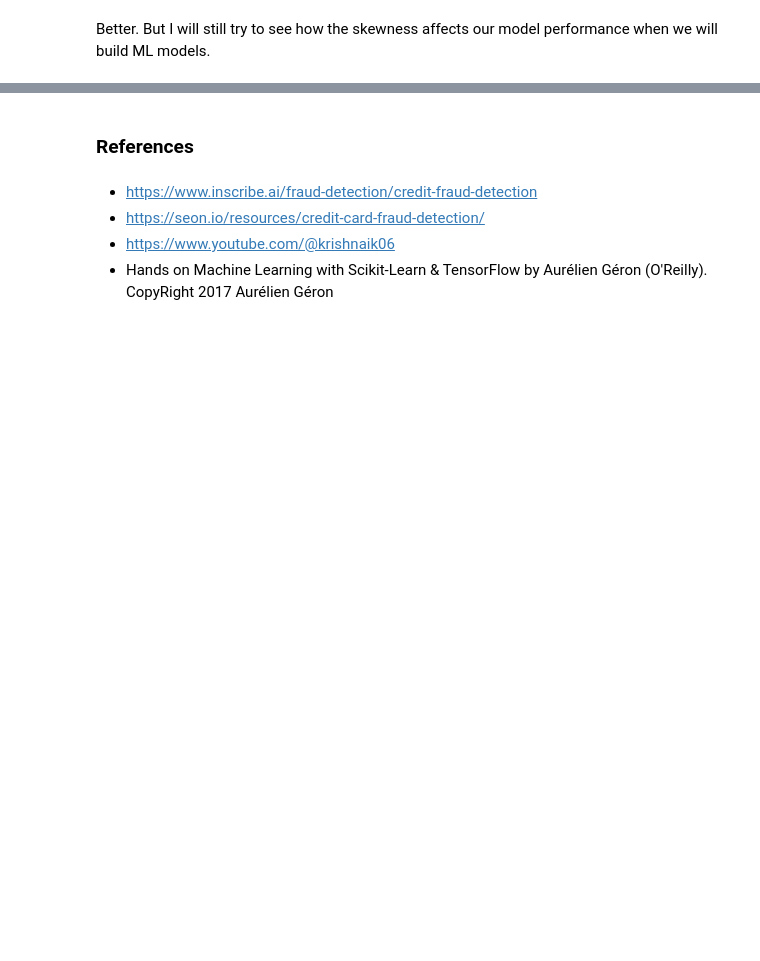
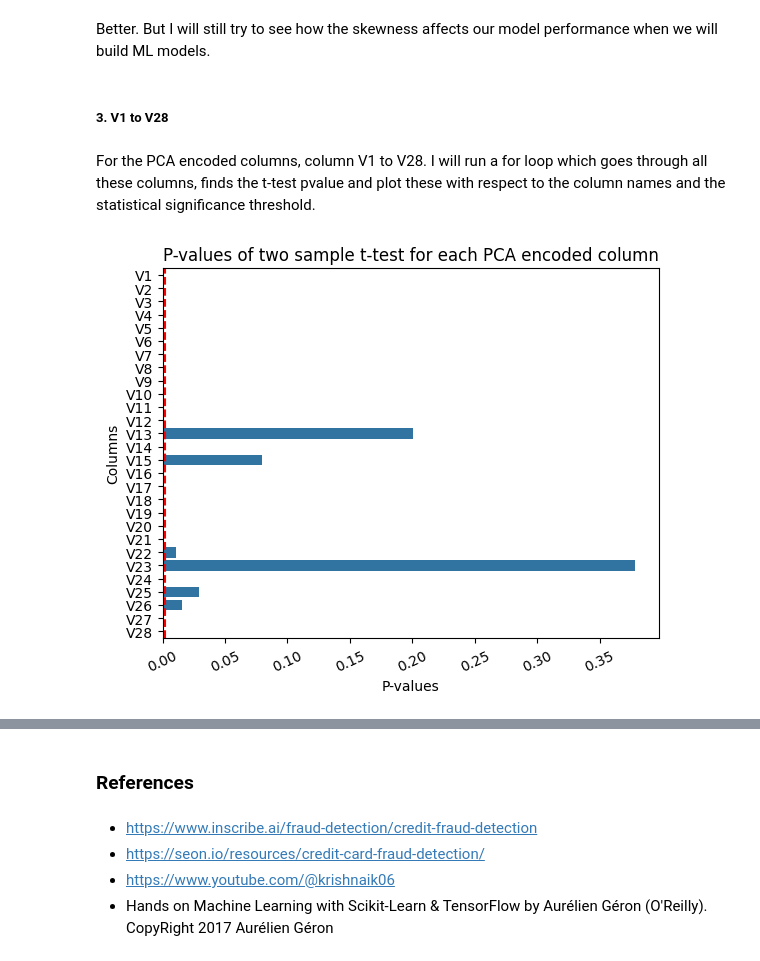
Before and after one commit to Sharma-Ayush/Credit-Card-Fraud-Detection, a Jupyter notebook: notebook/EDA.ipynb, the cells around one changed output, grey strips where cells are left out. Cells and saved outputs as stored; diff of their text form; code cells hidden in the pictures; blank space fills up the shorter version.

```diff
--- a/notebook/EDA.ipynb
+++ b/notebook/EDA.ipynb
@@ -360,2 +404,24 @@ plot_univariate_num(df_train, 'log10_log10_amount', 'Fraud_or_genuine', t_test_s
 # %% [markdown]
 Better. But I will still try to see how the skewness affects our model performance when we will build ML models.
+# %% [markdown]
+##### 3. V1 to V28
+# %% [markdown]
+For the PCA encoded columns, column V1 to V28. I will run a for loop which goes through all these columns, finds the t-test pvalue and plot these with respect to the column names and the statistical significance threshold.
+# %%
+# Getting the p-values for all the columns
+columns = ['V' + str(i) for i in range(1, 29)]
+pvalues = []
+for col in columns:
+    pvalue = two_sample_t_test(df_train, col, 'Fraud_or_genuine')
+    pvalues.append(pvalue)
+# %%
+# Plotting the p-values
+sns.barplot(x = pvalues, y = columns, orient = 'h')
+plt.axvline(x = t_test_stat_sign_lvl, color = 'r', linestyle = '--')
+plt.xticks(rotation = 25)
+plt.xlabel('P-values')
+plt.ylabel('Columns')
+plt.title('P-values of two sample t-test for each PCA encoded column')
+plt.show();
+# %% [output]
+[figure, added]
```
Also changed, not shown: parts of 23 cells of this notebook.
